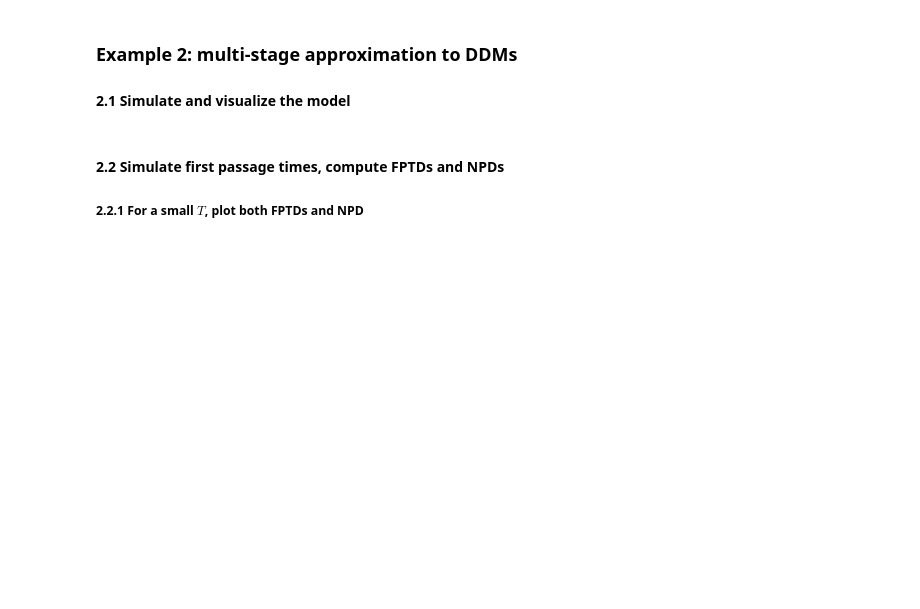
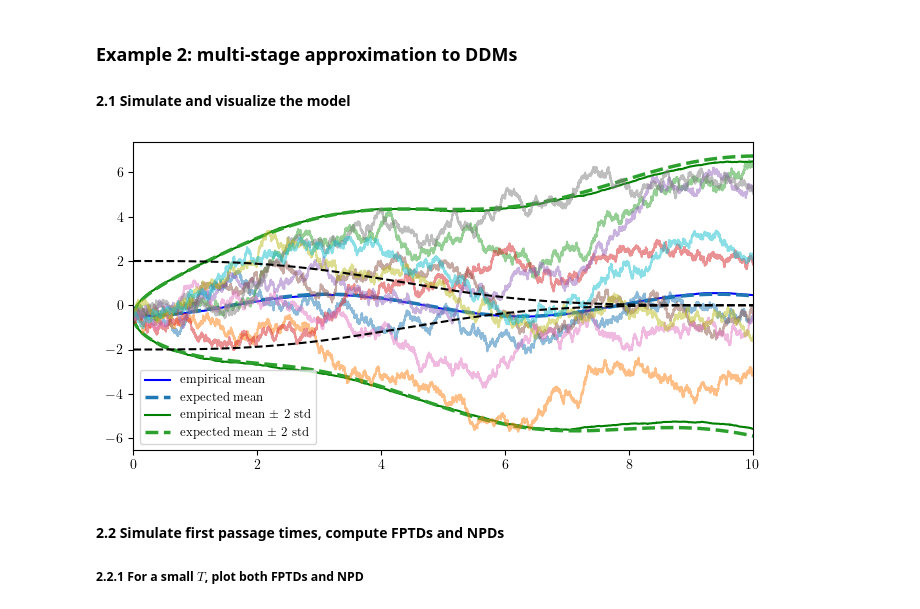
Before and after one commit to RiverFlowsInYou98/efficient-fpt, a Jupyter notebook: examples/example2/example2_multi-stage-approx.ipynb, the cells around one changed output. Saved outputs shown, nothing was run; the diff lists cells and outputs as text; code cells hidden in the pictures; blank space fills up the shorter version.

```diff
--- a/examples/example2/example2_multi-stage-approx.ipynb
+++ b/examples/example2/example2_multi-stage-approx.ipynb
@@ -47,42 +47,69 @@ class NonlinearDDModel(DDModel):
     def lower_bdy(self, t):
         return -weibull_survival(t, self.lbda, self.k) * self.a
 
+
 A = 0.5
 omega = 1
 sigma = 1
 x0 = -0.5
 num = 2000
 
 
 a = 2
 lbda = 5
 k = 3
 T = 10
 ddm = NonlinearDDModel(A=A, omega=omega, sigma=sigma, a=a, lbda=lbda, k=k, x0=x0)
 t_grid, X_grids = ddm.simulate_trajs(T=T, Nt=1000 * T, num=num)
 
 
-
 expected_mean = x0 + A / omega * (1 - np.cos(omega * t_grid))
 empirical_mean = np.mean(X_grids, axis=0)
 expected_std = sigma * np.sqrt(t_grid)
 empirical_std = np.std(X_grids, axis=0)
 
 
 fig, ax = plt.subplots(figsize=(8, 4))
 
 ax.plot(t_grid, empirical_mean, label="empirical mean", c="b")
-ax.plot(t_grid, expected_mean, label="expected mean", linewidth=2.5, linestyle="--", c="tab:blue")
-ax.plot(t_grid, empirical_mean + 2 * empirical_std, label=r"empirical mean $\pm$ 2 std", c="g")
+ax.plot(
+    t_grid,
+    expected_mean,
+    label="expected mean",
+    linewidth=2.5,
+    linestyle="--",
+    c="tab:blue",
+)
+ax.plot(
+    t_grid,
+    empirical_mean + 2 * empirical_std,
+    label=r"empirical mean $\pm$ 2 std",
+    c="g",
+)
 ax.plot(t_grid, empirical_mean - 2 * empirical_std, c="g")
-ax.plot(t_grid, expected_mean + 2 * expected_std, label=r"expected mean $\pm$ 2 std", linewidth=2.5, linestyle="--", c="tab:green")
-ax.plot(t_grid, expected_mean - 2 * expected_std, linewidth=2.5, linestyle="--", c="tab:green")
+ax.plot(
+    t_grid,
+    expected_mean + 2 * expected_std,
+    label=r"expected mean $\pm$ 2 std",
+    linewidth=2.5,
+    linestyle="--",
+    c="tab:green",
+)
+ax.plot(
+    t_grid,
+    expected_mean - 2 * expected_std,
+    linewidth=2.5,
+    linestyle="--",
+    c="tab:green",
+)
 ax.plot(t_grid, X_grids[:10, :].T, alpha=0.5)
-ax.plot(t_grid, ddm.upper_bdy(t_grid), c='k', linestyle="--")
-ax.plot(t_grid, ddm.lower_bdy(t_grid), c='k', linestyle="--")
+ax.plot(t_grid, ddm.upper_bdy(t_grid), c="k", linestyle="--")
+ax.plot(t_grid, ddm.lower_bdy(t_grid), c="k", linestyle="--")
 ax.autoscale(axis="x", tight=True)
 ax.legend(fontsize=9)
 plt.show()
+# %% [output]
+[figure, added]
 # %% [markdown]
 #### 2.2 Simulate first passage times, compute FPTDs and NPDs
 
```
Also changed, not shown: parts of 5 cells of this notebook, 1 other file.
